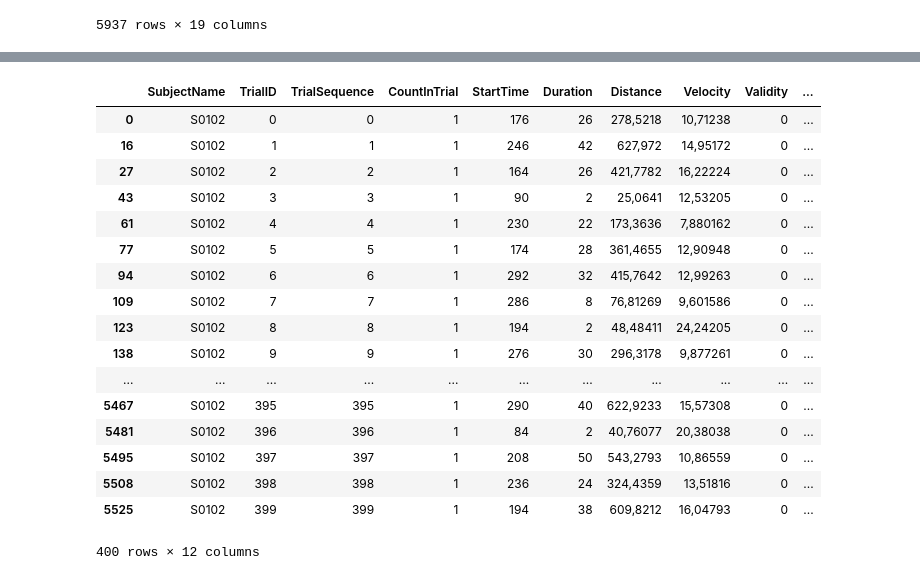
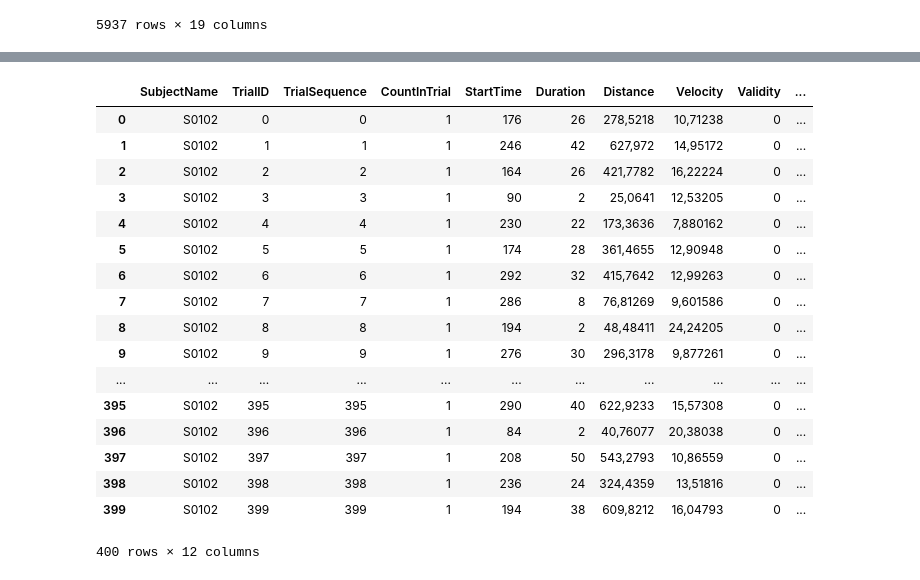
Before and after one commit to alastaa/LSTProject, a Jupyter notebook: Analyysihommii.ipynb, the cells around one changed output, grey strips where cells are left out. Saved outputs shown, nothing was run; the diff lists cells and outputs as text; code cells hidden in the pictures.

```diff
--- a/Analyysihommii.ipynb
+++ b/Analyysihommii.ipynb
@@ -45,0 +41,9 @@ def aoi_group(area):
+# %%
+import os
+
+for filename in os.listdir('saccades'):
+    df = pd.read_csv('saccades/'+filename, sep='\t', index_col=False)
+    df['Saccade Target AOI group'] = df['Saccade Target AOI'].map(aoi_group)
+    df = df.drop(['Age', 'Saccade Target AOI', 'Sex', 'Handedness', 'Comments', 'SubjectCategory', 'Trial Category', 'SlideNr', 'Unnamed: 19'], axis=1)
+    first_saccades = df[df['CountInTrial'] == 1].reset_index().drop('index', axis=1)
+    first_saccades.to_csv('first_saccades/first_'+filename, sep=';', index=False)
@@ -46,24 +71,29 @@ def aoi_group(area):
 # %%
-df = pd.read_csv('saccades0102.txt', sep='\t', index_col=False)
+df = pd.read_csv(filename, sep='\t', index_col=False)
 df['Saccade Target AOI group'] = df['Saccade Target AOI'].map(aoi_group)
 df = df.drop(['Age', 'Sex', 'Handedness', 'Comments', 'SubjectCategory', 'Trial Category', 'SlideNr'], axis=1)
-df[df['CountInTrial'] == 1]
+first_saccades = df[df['CountInTrial'] == 1].reset_index().drop('index', axis=1)
+
+
+
+first_saccades.to_csv('first_saccades/first'+filename, sep=';', index=False)
+first_saccades
 # %% [output]
 |  | SubjectName | TrialID | TrialSequence | CountInTrial | StartTime | Duration | Distance | Velocity | Validity | ... |
 | 0 | S0102 | 0 | 0 | 1 | 176 | 26 | 278,5218 | 10,71238 | 0 | ... |
-| 16 | S0102 | 1 | 1 | 1 | 246 | 42 | 627,972 | 14,95172 | 0 | ... |
-| 27 | S0102 | 2 | 2 | 1 | 164 | 26 | 421,7782 | 16,22224 | 0 | ... |
-| 43 | S0102 | 3 | 3 | 1 | 90 | 2 | 25,0641 | 12,53205 | 0 | ... |
-| 61 | S0102 | 4 | 4 | 1 | 230 | 22 | 173,3636 | 7,880162 | 0 | ... |
-| 77 | S0102 | 5 | 5 | 1 | 174 | 28 | 361,4655 | 12,90948 | 0 | ... |
-| 94 | S0102 | 6 | 6 | 1 | 292 | 32 | 415,7642 | 12,99263 | 0 | ... |
-| 109 | S0102 | 7 | 7 | 1 | 286 | 8 | 76,81269 | 9,601586 | 0 | ... |
-| 123 | S0102 | 8 | 8 | 1 | 194 | 2 | 48,48411 | 24,24205 | 0 | ... |
-| 138 | S0102 | 9 | 9 | 1 | 276 | 30 | 296,3178 | 9,877261 | 0 | ... |
+| 1 | S0102 | 1 | 1 | 1 | 246 | 42 | 627,972 | 14,95172 | 0 | ... |
+| 2 | S0102 | 2 | 2 | 1 | 164 | 26 | 421,7782 | 16,22224 | 0 | ... |
+| 3 | S0102 | 3 | 3 | 1 | 90 | 2 | 25,0641 | 12,53205 | 0 | ... |
+| 4 | S0102 | 4 | 4 | 1 | 230 | 22 | 173,3636 | 7,880162 | 0 | ... |
+| 5 | S0102 | 5 | 5 | 1 | 174 | 28 | 361,4655 | 12,90948 | 0 | ... |
+| 6 | S0102 | 6 | 6 | 1 | 292 | 32 | 415,7642 | 12,99263 | 0 | ... |
+| 7 | S0102 | 7 | 7 | 1 | 286 | 8 | 76,81269 | 9,601586 | 0 | ... |
+| 8 | S0102 | 8 | 8 | 1 | 194 | 2 | 48,48411 | 24,24205 | 0 | ... |
+| 9 | S0102 | 9 | 9 | 1 | 276 | 30 | 296,3178 | 9,877261 | 0 | ... |
 | ... | ... | ... | ... | ... | ... | ... | ... | ... | ... | ... |
-| 5467 | S0102 | 395 | 395 | 1 | 290 | 40 | 622,9233 | 15,57308 | 0 | ... |
-| 5481 | S0102 | 396 | 396 | 1 | 84 | 2 | 40,76077 | 20,38038 | 0 | ... |
-| 5495 | S0102 | 397 | 397 | 1 | 208 | 50 | 543,2793 | 10,86559 | 0 | ... |
-| 5508 | S0102 | 398 | 398 | 1 | 236 | 24 | 324,4359 | 13,51816 | 0 | ... |
-| 5525 | S0102 | 399 | 399 | 1 | 194 | 38 | 609,8212 | 16,04793 | 0 | ... |
+| 395 | S0102 | 395 | 395 | 1 | 290 | 40 | 622,9233 | 15,57308 | 0 | ... |
+| 396 | S0102 | 396 | 396 | 1 | 84 | 2 | 40,76077 | 20,38038 | 0 | ... |
+| 397 | S0102 | 397 | 397 | 1 | 208 | 50 | 543,2793 | 10,86559 | 0 | ... |
+| 398 | S0102 | 398 | 398 | 1 | 236 | 24 | 324,4359 | 13,51816 | 0 | ... |
+| 399 | S0102 | 399 | 399 | 1 | 194 | 38 | 609,8212 | 16,04793 | 0 | ... |
 400 rows × 12 columns
```
Also changed, not shown: parts of 5 cells of this notebook, 20 other files.
